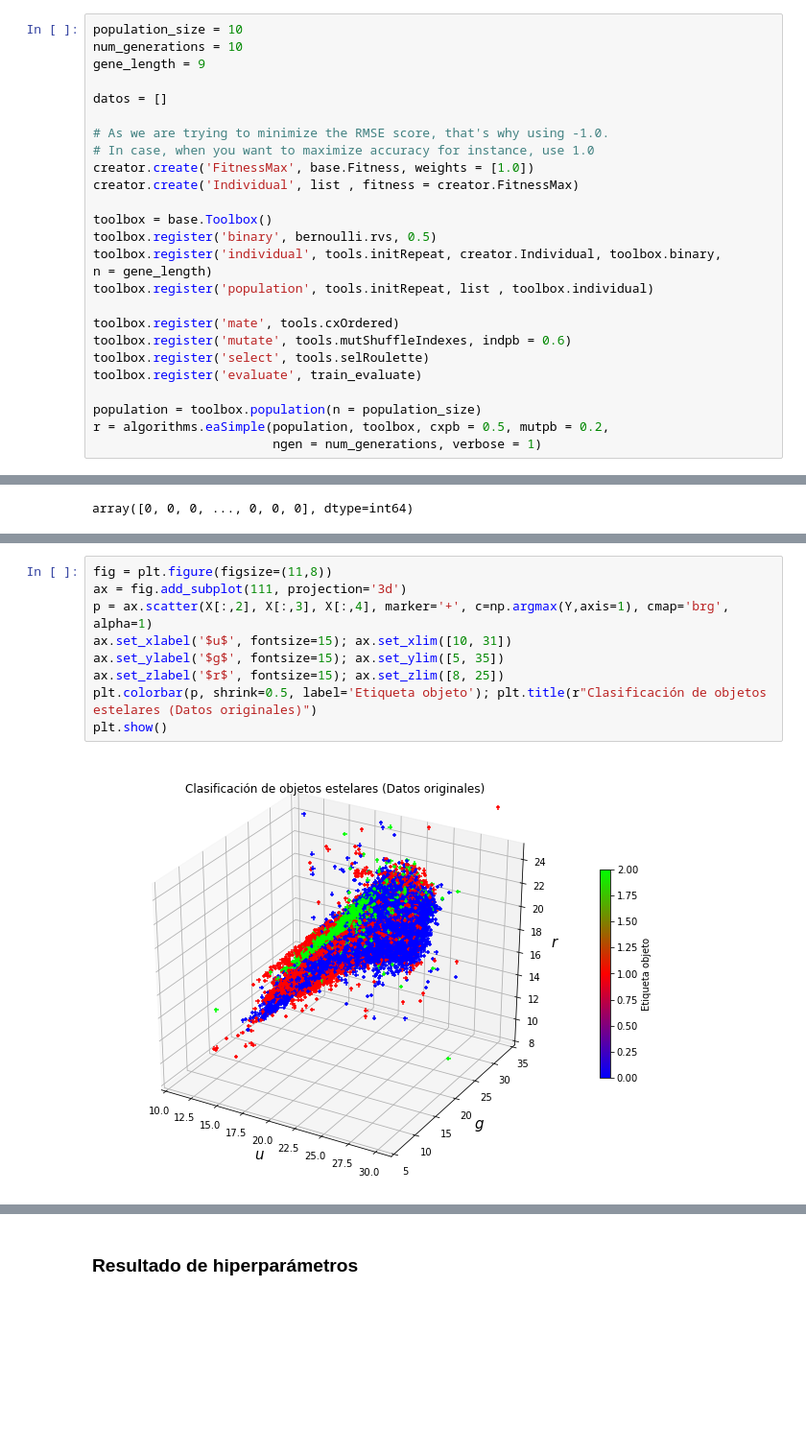
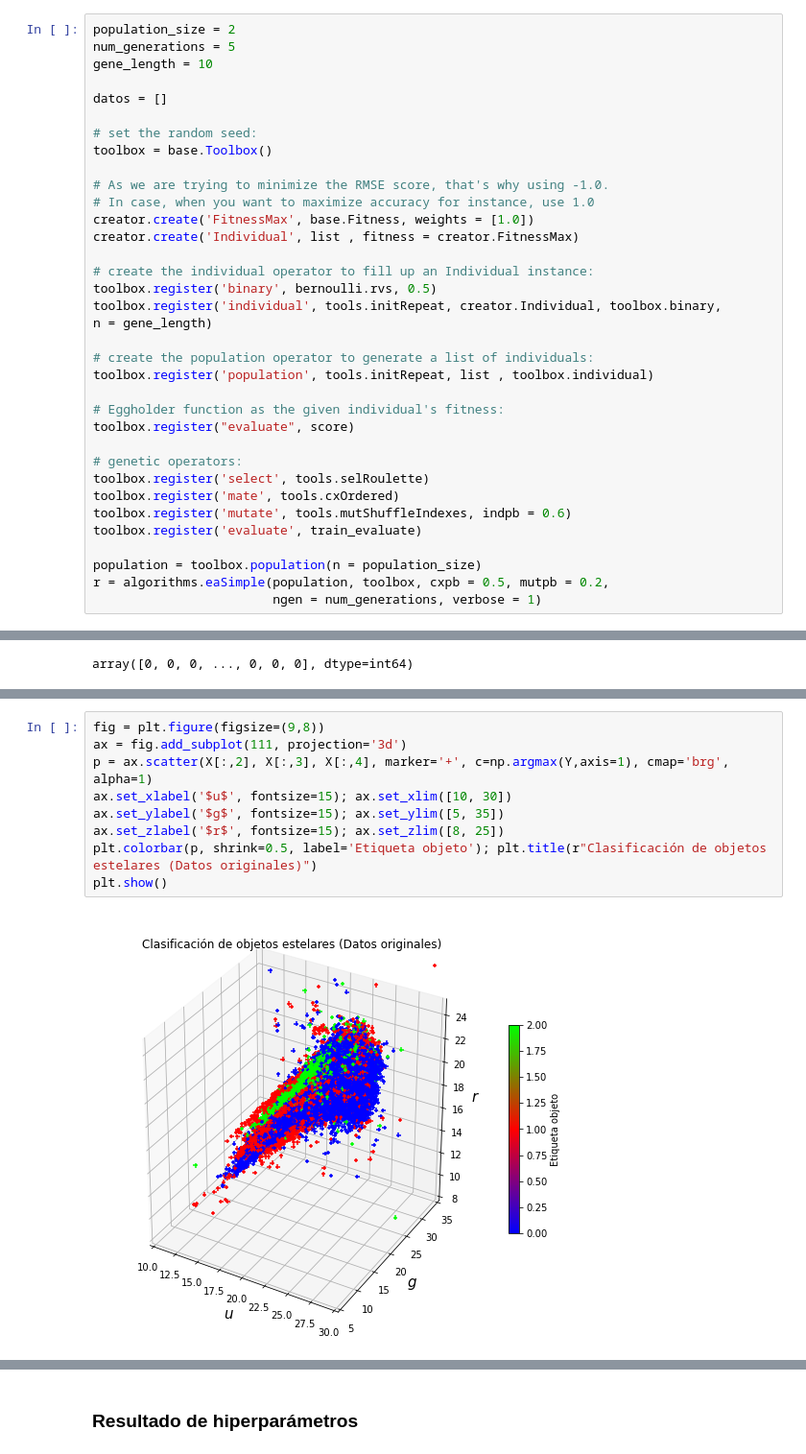
Before and after one commit to igomezv/nnogada, a Jupyter notebook: Stellar_Classifier.ipynb, the cells around one changed output, grey strips where cells are left out. Shown: that part at 96% size. Saved outputs shown, nothing was run; the diff lists cells and outputs as text; blank space fills up the shorter version.

```diff
--- a/Stellar_Classifier.ipynb
+++ b/Stellar_Classifier.ipynb
@@ -146,24 +156,33 @@ A continuación, use la paquetería DEAP para definir las cosas para ejecutar GA
 # %%
-population_size = 10
-num_generations = 10
-gene_length = 9
+population_size = 2
+num_generations = 5
+gene_length = 10
 
 datos = []
+
+# set the random seed:
+toolbox = base.Toolbox()
 
 # As we are trying to minimize the RMSE score, that's why using -1.0.
 # In case, when you want to maximize accuracy for instance, use 1.0
 creator.create('FitnessMax', base.Fitness, weights = [1.0])
 creator.create('Individual', list , fitness = creator.FitnessMax)
 
-toolbox = base.Toolbox()
+# create the individual operator to fill up an Individual instance:
 toolbox.register('binary', bernoulli.rvs, 0.5)
 toolbox.register('individual', tools.initRepeat, creator.Individual, toolbox.binary,
 n = gene_length)
+
+# create the population operator to generate a list of individuals:
 toolbox.register('population', tools.initRepeat, list , toolbox.individual)
 
+# Eggholder function as the given individual's fitness:
+toolbox.register("evaluate", score)
+
+# genetic operators:
+toolbox.register('select', tools.selRoulette)
 toolbox.register('mate', tools.cxOrdered)
 toolbox.register('mutate', tools.mutShuffleIndexes, indpb = 0.6)
-toolbox.register('select', tools.selRoulette)
 toolbox.register('evaluate', train_evaluate)
 
 population = toolbox.population(n = population_size)
@@ -453,14 +392,14 @@ X[:,4].min(),X[:,4].max(), X[:,4].mean(), X[:,4].std()
 # %% [output]
 (9.82207, 29.571859999999997, 19.645762146, 1.854750420523872)
 # %%
-fig = plt.figure(figsize=(11,8))
+fig = plt.figure(figsize=(9,8))
 ax = fig.add_subplot(111, projection='3d')
 p = ax.scatter(X[:,2], X[:,3], X[:,4], marker='+', c=np.argmax(Y,axis=1), cmap='brg', alpha=1)
-ax.set_xlabel('$u$', fontsize=15); ax.set_xlim([10, 31])
+ax.set_xlabel('$u$', fontsize=15); ax.set_xlim([10, 30])
 ax.set_ylabel('$g$', fontsize=15); ax.set_ylim([5, 35])
 ax.set_zlabel('$r$', fontsize=15); ax.set_zlim([8, 25])
 plt.colorbar(p, shrink=0.5, label='Etiqueta objeto'); plt.title(r"Clasificación de objetos estelares (Datos originales)")
 plt.show()
 # %% [output]
-[figure, old version]
+[figure, new version]
 # %%
```
Also changed, not shown: parts of 26 cells of this notebook, 1 other file.
